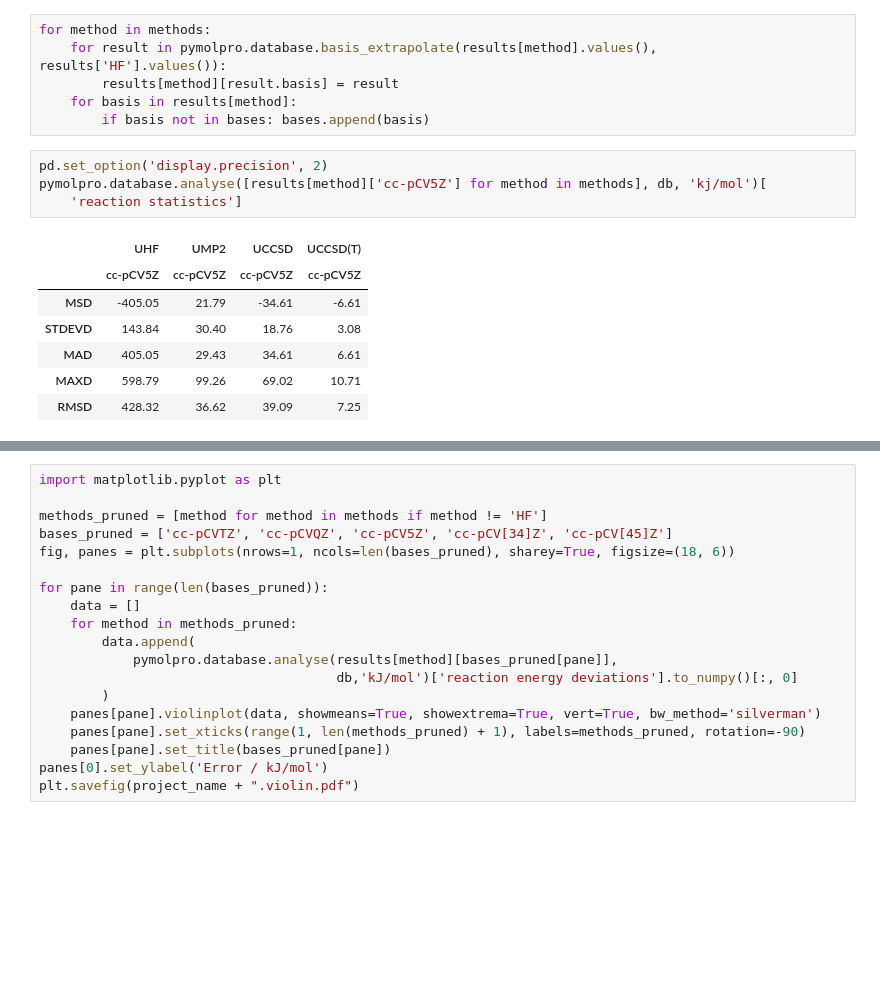
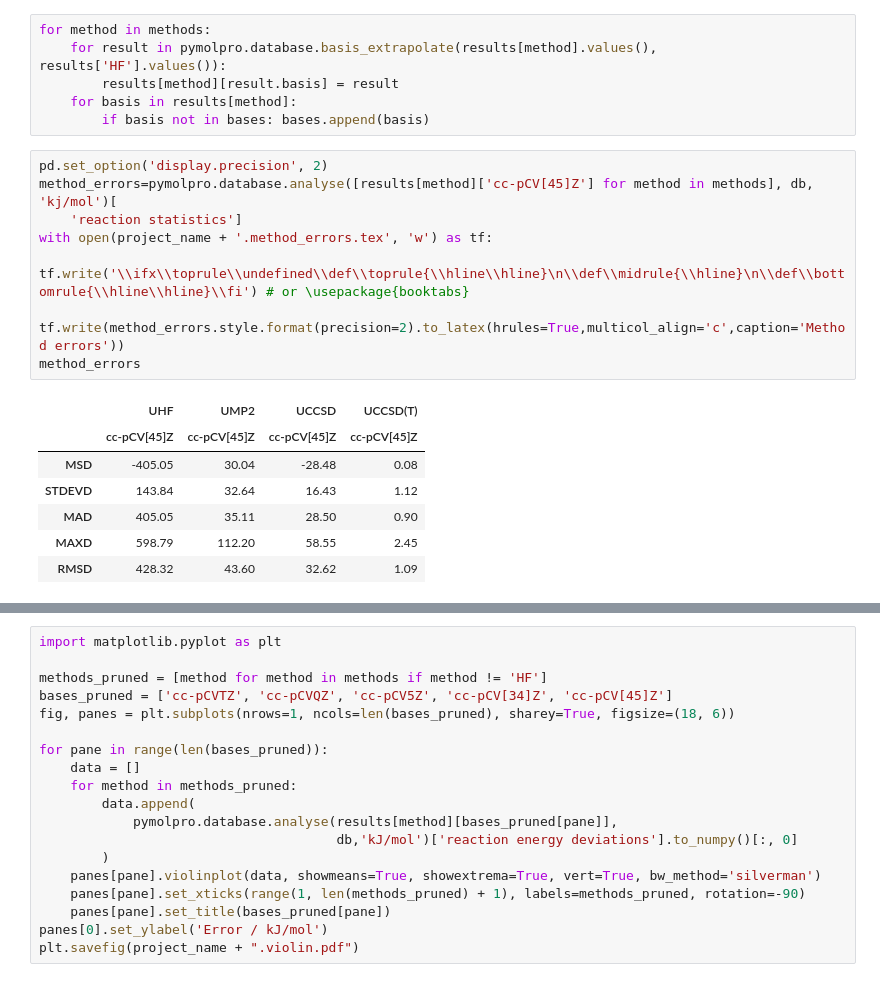
Before and after one commit to molpro/pymolpro, a Jupyter notebook: docs/source/examples/thermochemical_benchmark_Bak2000_atomisations.ipynb, the cells around one changed output, grey strips where cells are left out. Cells and saved outputs as stored; diff of their text form; blank space fills up the shorter version.

Commit message:
latex export in examples

```diff
--- a/docs/source/examples/thermochemical_benchmark_Bak2000_atomisations.ipynb
+++ b/docs/source/examples/thermochemical_benchmark_Bak2000_atomisations.ipynb
@@ -32,17 +32,21 @@ for method in methods:
         results[method][result.basis] = result
     for basis in results[method]:
         if basis not in bases: bases.append(basis)
-# %%
-pd.set_option('display.precision', 2)
-pymolpro.database.analyse([results[method]['cc-pCV5Z'] for method in methods], db, 'kj/mol')[
-    'reaction statistics']
-# %% [output]
-|  | UHF | UMP2 | UCCSD | UCCSD(T) |
-|  | cc-pCV5Z | cc-pCV5Z | cc-pCV5Z | cc-pCV5Z |
-| MSD | -405.05 | 21.79 | -34.61 | -6.61 |
-| STDEVD | 143.84 | 30.40 | 18.76 | 3.08 |
-| MAD | 405.05 | 29.43 | 34.61 | 6.61 |
-| MAXD | 598.79 | 99.26 | 69.02 | 10.71 |
-| RMSD | 428.32 | 36.62 | 39.09 | 7.25 |
+# %%
+pd.set_option('display.precision', 2)
+method_errors=pymolpro.database.analyse([results[method]['cc-pCV[45]Z'] for method in methods], db, 'kj/mol')[
+    'reaction statistics']
+with open(project_name + '.method_errors.tex', 'w') as tf:
+    tf.write('\\ifx\\toprule\\undefined\\def\\toprule{\\hline\\hline}\n\\def\\midrule{\\hline}\n\\def\\bottomrule{\\hline\\hline}\\fi') # or \usepackage{booktabs}
+    tf.write(method_errors.style.format(precision=2).to_latex(hrules=True,multicol_align='c',caption='Method errors'))
+method_errors
+# %% [output]
+|  | UHF | UMP2 | UCCSD | UCCSD(T) |
+|  | cc-pCV[45]Z | cc-pCV[45]Z | cc-pCV[45]Z | cc-pCV[45]Z |
+| MSD | -405.05 | 30.04 | -28.48 | 0.08 |
+| STDEVD | 143.84 | 32.64 | 16.43 | 1.12 |
+| MAD | 405.05 | 35.11 | 28.50 | 0.90 |
+| MAXD | 598.79 | 112.20 | 58.55 | 2.45 |
+| RMSD | 428.32 | 43.60 | 32.62 | 1.09 |
 # %%
 pd.set_option('display.precision', 2)
```
Also changed, not shown: parts of 2 cells of this notebook, 2 other files.
